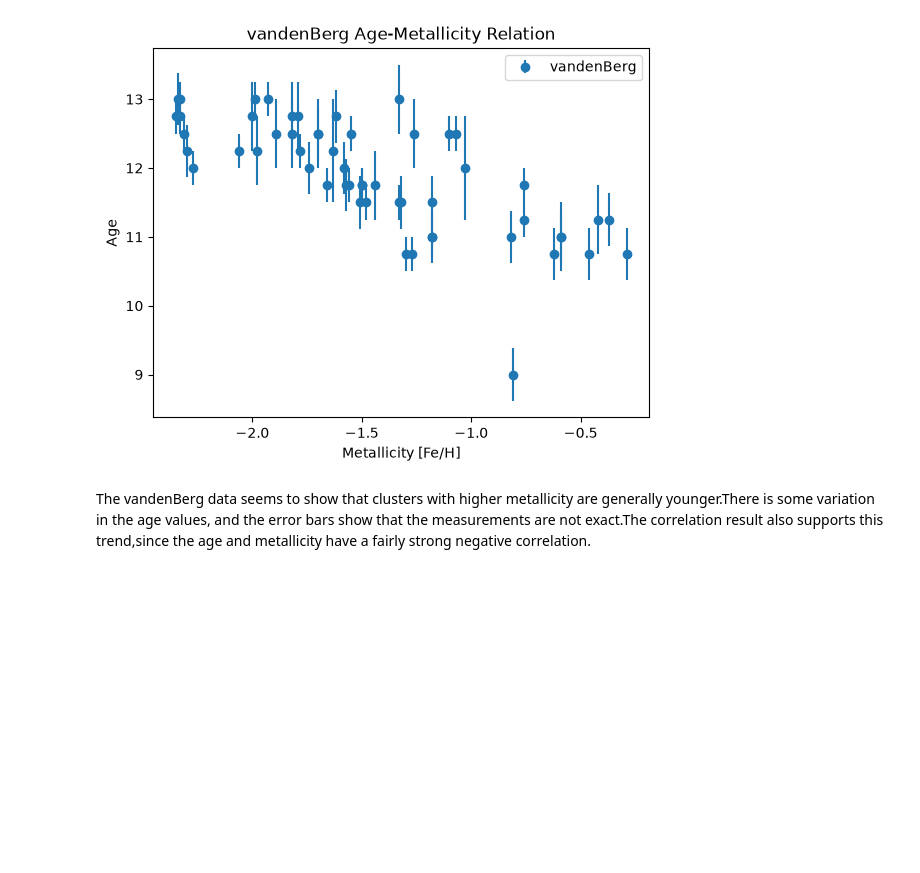
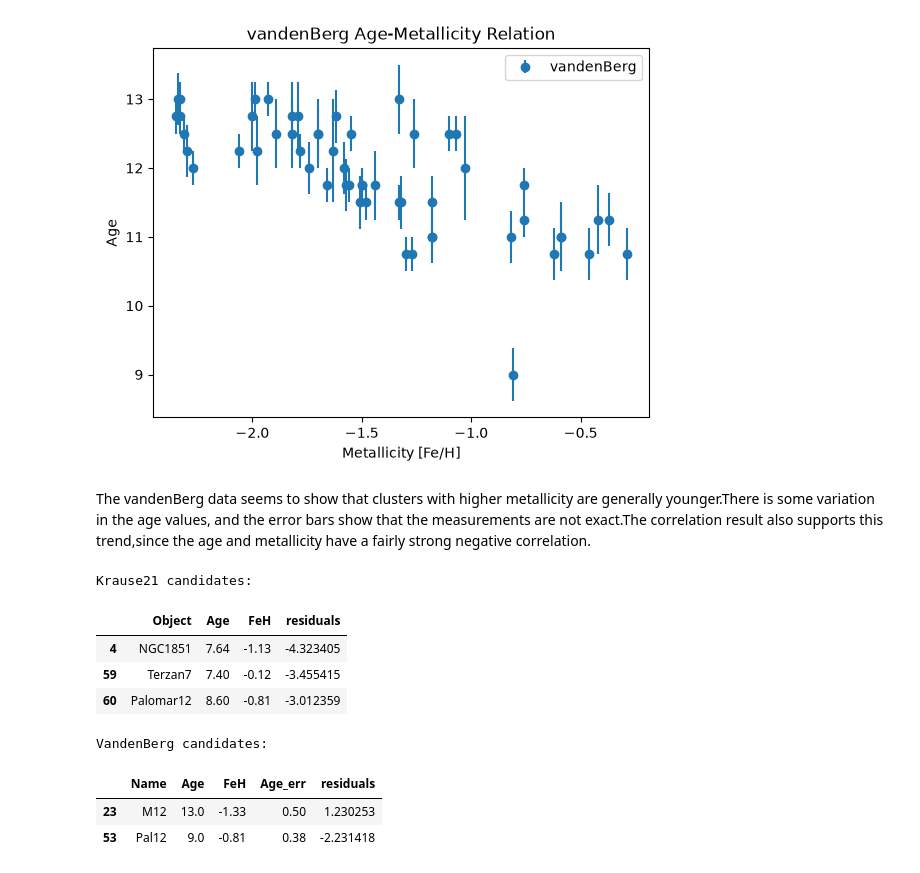
Before and after one commit to JIAQIZHANG721/PHYS3116_Accretion_Detectives, a Jupyter notebook: Jialai_analysis.ipynb, the cells around one changed output. Drawn from its saved outputs; the diff is of its cells as text; code cells hidden in the pictures; blank space fills up the shorter version.

```diff
--- a/Jialai_analysis.ipynb
+++ b/Jialai_analysis.ipynb
@@ -121,0 +131,16 @@ The vandenBerg data seems to show that clusters with higher metallicity are gene
+# %%
+print("Krause21 candidates:")
+display(krause[krause['candidate']][['Object', 'Age', 'FeH', 'residuals']])
+
+print("VandenBerg candidates:")
+display(vanden[vanden['candidate']][['Name', 'Age', 'FeH', 'Age_err' ,'residuals']])
+# %% [output]
+Krause21 candidates:
+|  | Object | Age | FeH | residuals |
+| 4 | NGC1851 | 7.64 | -1.13 | -4.323405 |
+| 59 | Terzan7 | 7.40 | -0.12 | -3.455415 |
+| 60 | Palomar12 | 8.60 | -0.81 | -3.012359 |
+VandenBerg candidates:
+|  | Name | Age | FeH | Age_err | residuals |
+| 23 | M12 | 13.0 | -1.33 | 0.50 | 1.230253 |
+| 53 | Pal12 | 9.0 | -0.81 | 0.38 | -2.231418 |
```
Also changed, not shown: parts of 3 cells of this notebook.
